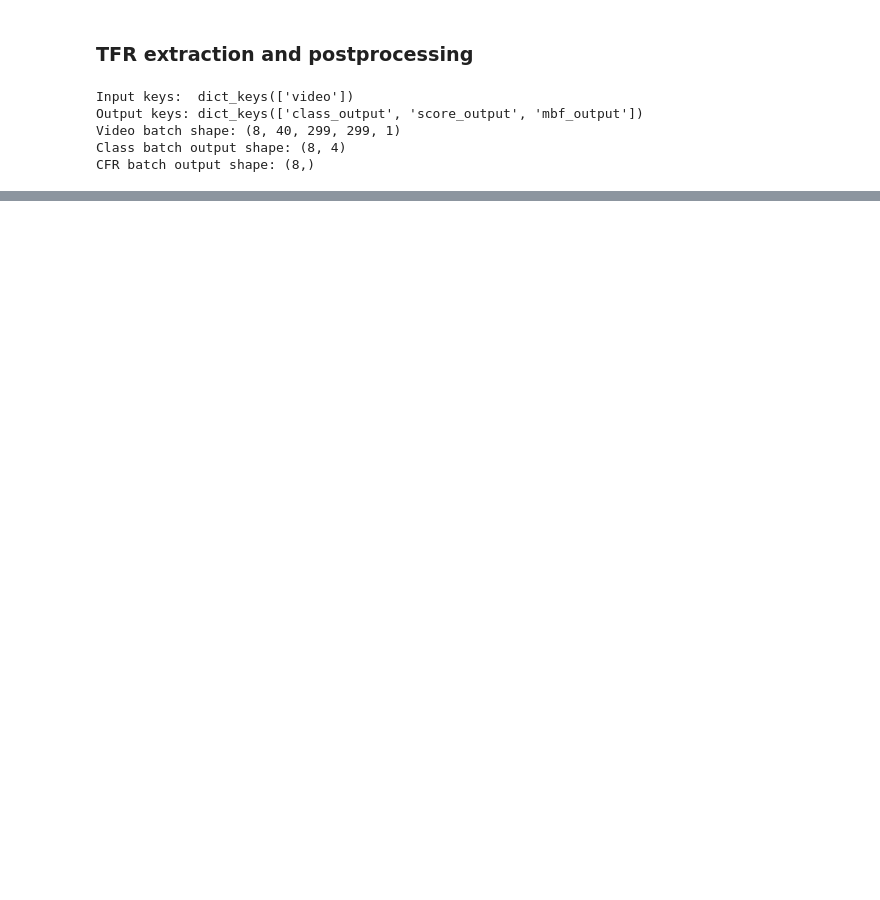
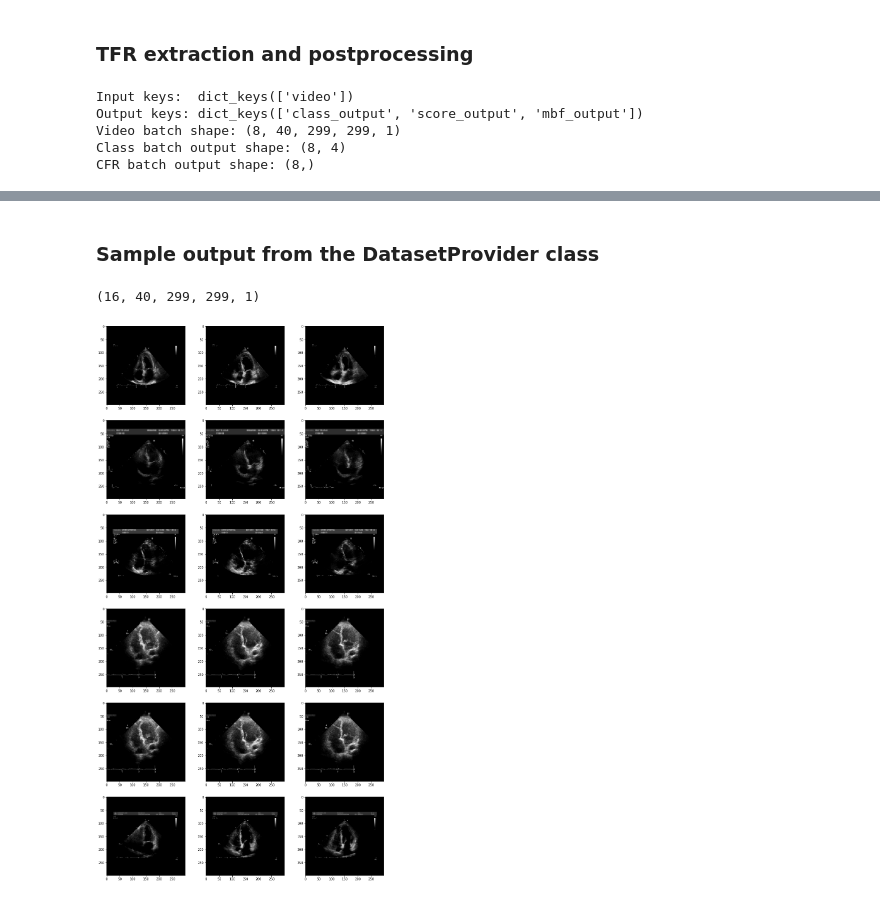
Before and after one commit to awerdich/werdich-cfr, a Jupyter notebook: notebooks/tfr_images.ipynb, the cells around one changed output, grey strips where cells are left out. Drawn from its saved outputs; the diff is of its cells as text; code cells hidden in the pictures; blank space fills up the shorter version.

Commit message:
inc1 model working.

```diff
--- a/notebooks/tfr_images.ipynb
+++ b/notebooks/tfr_images.ipynb
@@ -171,13 +169,12 @@ def parse(serialized):
 
     # categorical and regression outputs (tuple of dicts)
 
-    if not record_output:
-        # For training, use only model input/outputs
+    if model_outputs:
+        # Training outputs: Only what the model needs
         outputs = ({'video': process_image(image, shape)},
-                   {'class_output': cfr_label(cfr),
-                    'score_output': cfr,
-                    'mbf_output': rest_mbf})
+                   {'score_output': cfr})
     else:
+        # Enable all other outputs
         outputs = ({'video': process_image(image, shape)},
                    {'class_output': cfr_label(cfr),
                     'score_output': cfr,
@@ -280,0 +278,41 @@ for row, sample in enumerate(sample_idx):
+# %% [markdown]
+### Sample output from the DatasetProvider class ###
+# %%
+# Parameters
+batch_size=16
+
+# Dataset
+dset_provider = DatasetProvider(output_height=299,
+                                output_width=299,
+                                im_scale_factor=1.177,
+                                model_outputs=True)
+
+
+dset = dset_provider.make_batch([tfr_file],
+                                batch_size=batch_size,
+                                shuffle=True,
+                                buffer_n_batches=2,
+                                repeat_count=1,
+                                drop_remainder=True)
+
+for out in dset.take(1):
+    output = out
+
+image_batch = output[0]['video'].numpy()
+# %%
+image_batch.shape
+# %% [output]
+(16, 40, 299, 299, 1)
+# %%
+# Show some images from the batch
+sample_idx = np.random.randint(batch_size, size=6)
+frame_idx = np.random.randint(n_frames, size=3)
+
+fig, ax = plt.subplots(nrows=len(sample_idx), ncols=len(frame_idx), figsize = (16,32))
+
+for row, sample in enumerate(sample_idx):
+    for col, frame in enumerate(frame_idx):
+        image = np.squeeze(image_batch[sample, frame, :, :, 0])
+        ax[row, col].imshow(image, cmap = 'gray')
+# %% [output]
+[figure, added]
```
Also changed, not shown: parts of 11 cells of this notebook, 6 other files.
